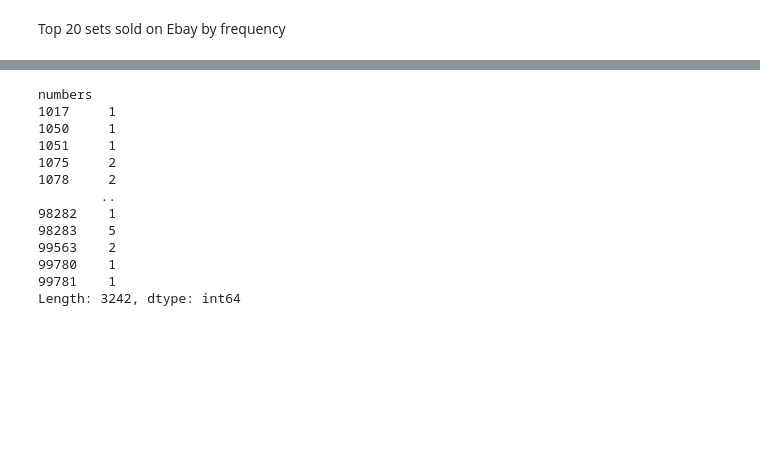
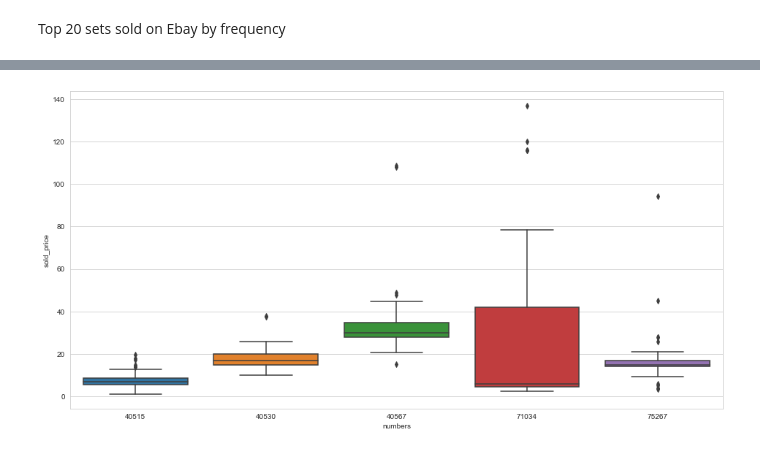
Before and after one commit to onguyenquanghuy/lego_resale_price_prediction, a Jupyter notebook: lego_resale_price_prediction.ipynb, the cells around one changed output, grey strips where cells are left out. Saved outputs shown, nothing was run; the diff lists cells and outputs as text; code cells hidden in the pictures; blank space fills up the shorter version.

```diff
--- a/lego_resale_price_prediction.ipynb
+++ b/lego_resale_price_prediction.ipynb
@@ -174,9 +175,8 @@ Take a deeper look at these sets specifically.
 # %%
 # top_sets2 = df_ebay_cleaned[df_ebay_cleaned['numbers'].isin(top_sets['set_numbers'])]
-cols = {'sold_price':'mean', 'sold_price':'std'}
+# cols = {'sold_price':'mean', 'sold_price':'std'}
 # df_deep = df_ebay_cleaned[df_ebay_cleaned['numbers'].isin(top_sets['set_numbers'])].groupby('numbers', as_index=True).agg({'sold_price': ['mean','std', 'count']})
-df_deep = df_ebay_cleaned[df_ebay_cleaned['numbers'].isin(top_sets['set_numbers'])]
-fig2 = plt.subplots(figsize = (16,8))
-sns.catplot(data=df_deep, kind='box', x='numbers', y='sold_price')
-plt.show()
+df_deep = df_ebay_cleaned[df_ebay_cleaned['numbers'].isin(top_sets['set_numbers'].head(5))]
+df_deep['sold_price'] = df_deep['sold_price'].astype(float)
+df_deep
 # %% [output]
@@ -212,18 +196,6 @@ df_ebay_cleaned.groupby('numbers').mean()
-# %%
-df_ebay_cleaned.groupby('numbers').size()
-# df_ebay.value_counts(['numbers'])
-# need to check how to count rows in one group
-# %% [output]
-numbers
-1017     1
-1050     1
-1051     1
-1075     2
-1078     2
-        ..
-98282    1
-98283    5
-99563    2
-99780    1
-99781    1
-Length: 3242, dtype: int64
+# %%
+fig2, ax2 = plt.subplots(figsize = (16,8))
+sns.set_style("whitegrid")
+ax2 = sns.boxplot(data=df_deep, x='numbers', y='sold_price')
+# %% [output]
+[figure, added]
```
Also changed, not shown: parts of 13 cells of this notebook, 1 other file.
